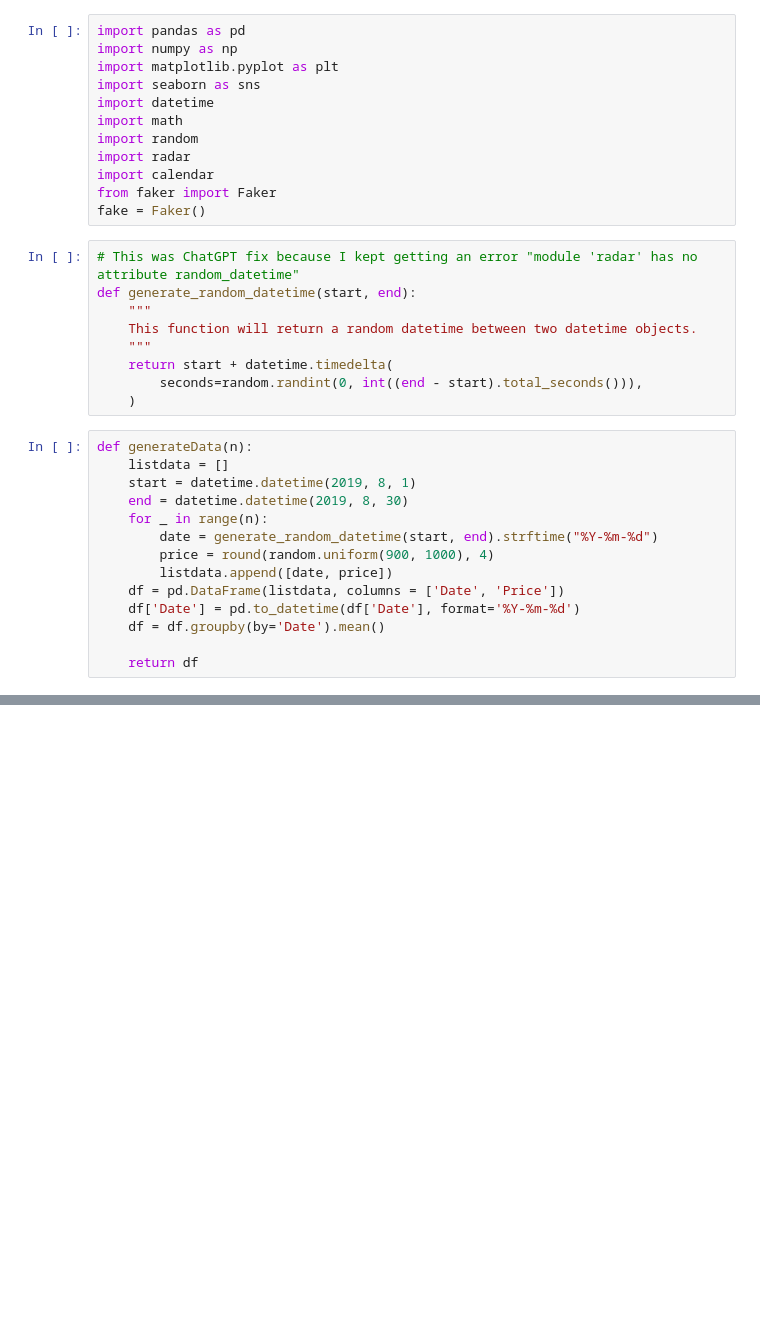
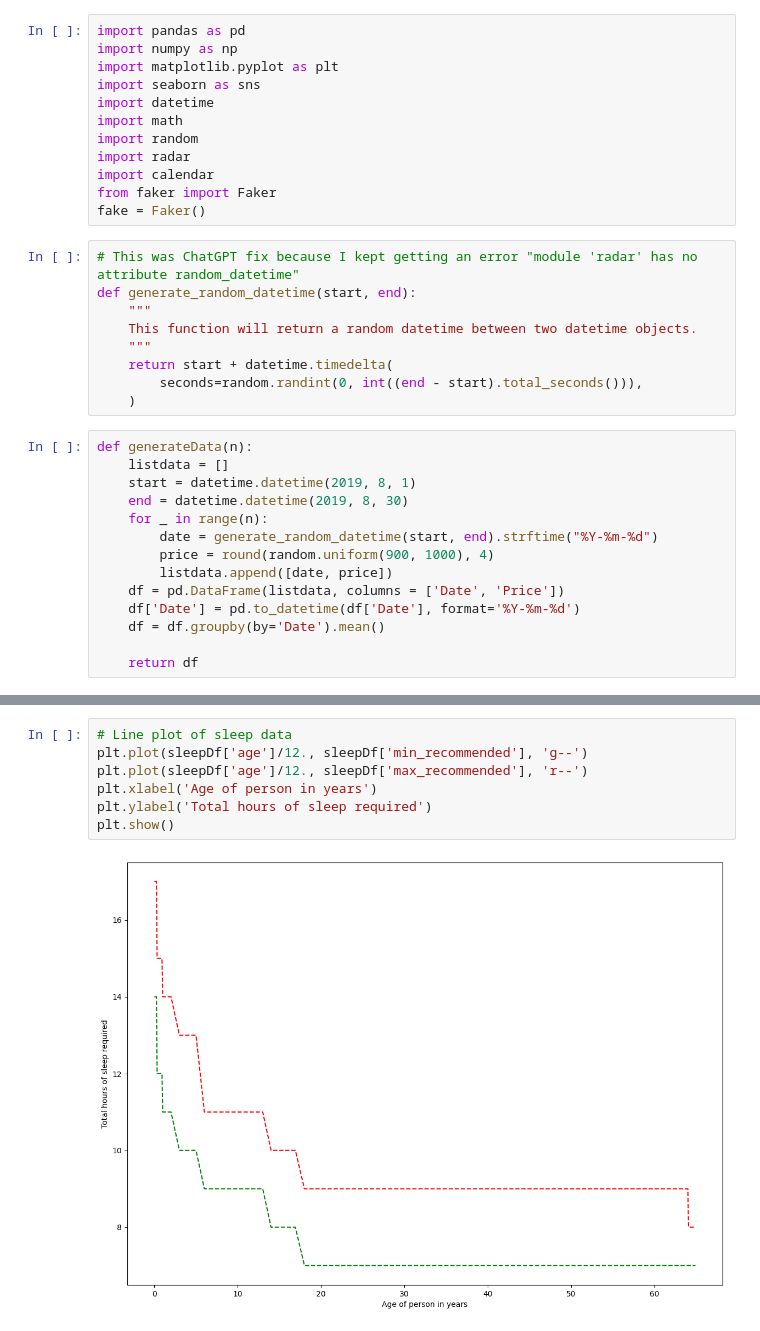
Before and after one commit to kj721/Ubiquitous, a Jupyter notebook: Topical/EDA/hands_on_eda_with_python_visual_aids_for_eda.ipynb, the cells around one changed output, grey strips where cells are left out. Drawn from its saved outputs; the diff is of its cells as text; blank space fills up the shorter version.

```diff
--- a/Topical/EDA/hands_on_eda_with_python_visual_aids_for_eda.ipynb
+++ b/Topical/EDA/hands_on_eda_with_python_visual_aids_for_eda.ipynb
@@ -72,0 +130,9 @@ plt.show()
+# %%
+# Line plot of sleep data
+plt.plot(sleepDf['age']/12., sleepDf['min_recommended'], 'g--')
+plt.plot(sleepDf['age']/12., sleepDf['max_recommended'], 'r--')
+plt.xlabel('Age of person in years')
+plt.ylabel('Total hours of sleep required')
+plt.show()
+# %% [output]
+[figure, added]
```
Also changed, not shown: parts of 34 cells of this notebook.
